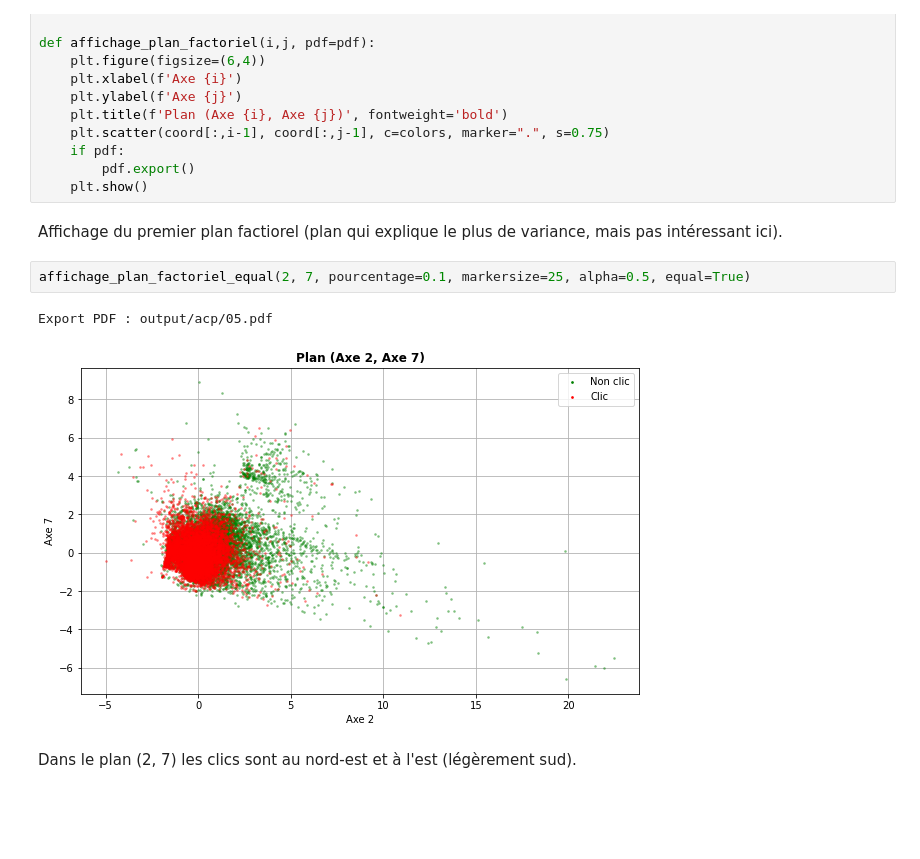
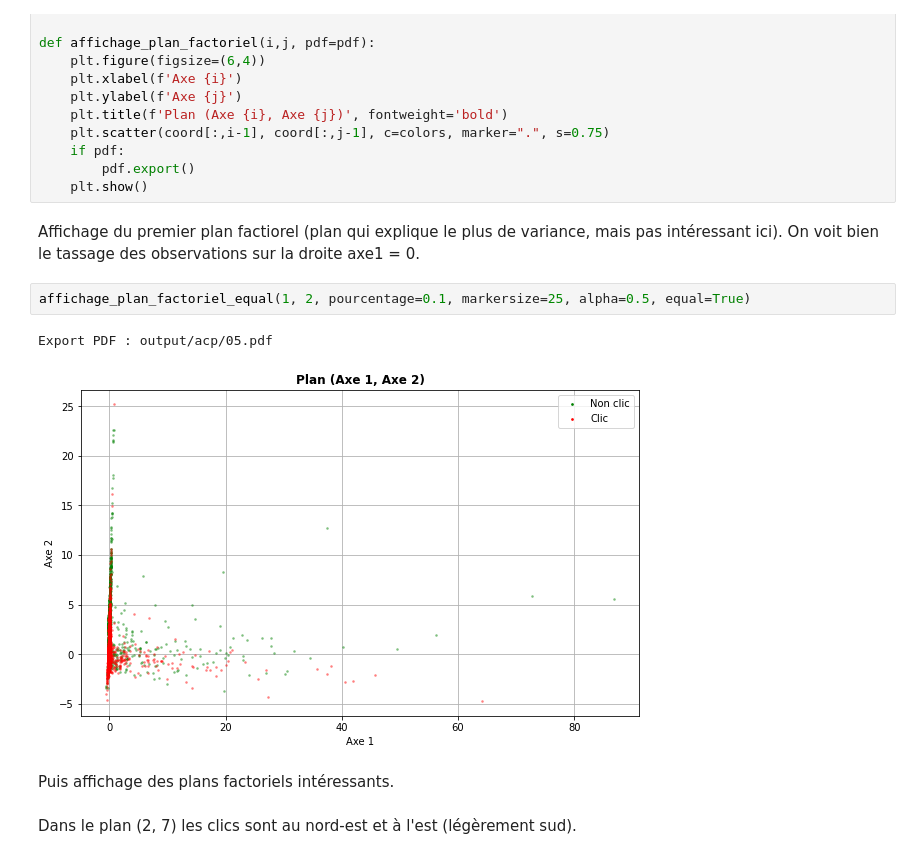
Before and after one commit to baptiste-pasquier/statapp, a Jupyter notebook: acp.ipynb, the cells around one changed output. Cells and saved outputs as stored; diff of their text form; blank space fills up the shorter version.

```diff
--- a/acp.ipynb
+++ b/acp.ipynb
@@ -213,12 +213,14 @@ def affichage_plan_factoriel(i,j, pdf=pdf):
         pdf.export()
     plt.show()
 # %% [markdown]
-Affichage du premier plan factiorel (plan qui explique le plus de variance, mais pas intéressant ici).
+Affichage du premier plan factiorel (plan qui explique le plus de variance, mais pas intéressant ici). On voit bien le tassage des observations sur la droite axe1 = 0.
 # %%
-affichage_plan_factoriel_equal(2, 7, pourcentage=0.1, markersize=25, alpha=0.5, equal=True)
+affichage_plan_factoriel_equal(1, 2, pourcentage=0.1, markersize=25, alpha=0.5, equal=True)
 # %% [output]
 Export PDF : output/acp/05.pdf
-[figure, old version]
+[figure, new version]
+# %% [markdown]
+Puis affichage des plans factoriels intéressants.
 # %% [markdown]
 Dans le plan (2, 7) les clics sont au nord-est et à l'est (légèrement sud).
 # %%
```
Also changed, not shown: parts of 7 cells of this notebook, 20 other files.
